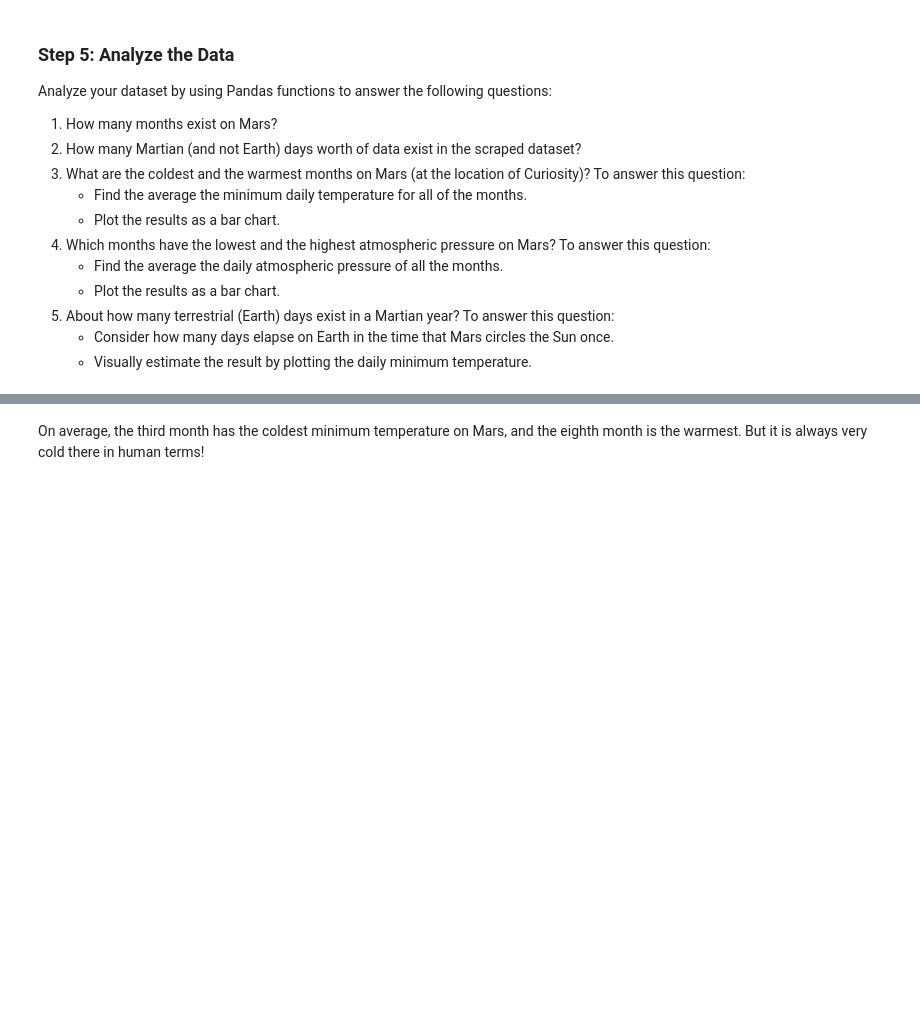
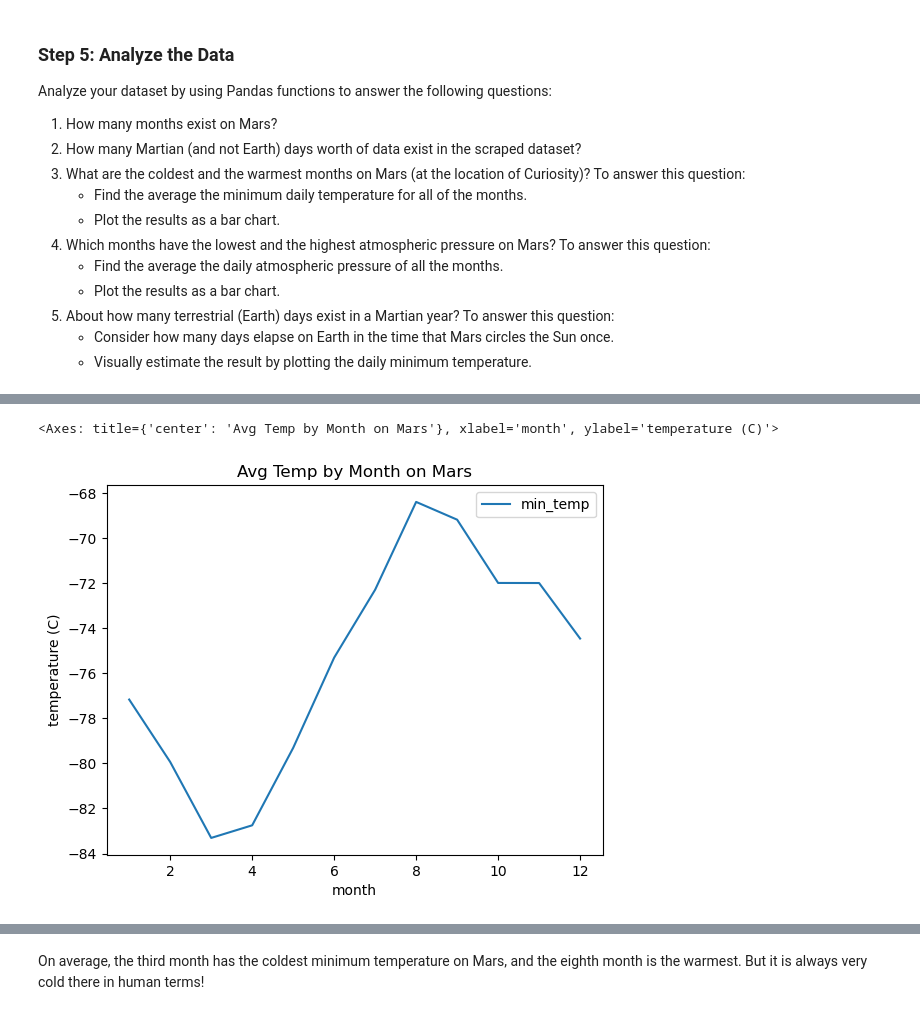
Before and after one commit to csaving/web-scraping-challenge, a Jupyter notebook: part_2_mars_weather.ipynb, the cells around one changed output, grey strips where cells are left out. Drawn from its saved outputs; the diff is of its cells as text; code cells hidden in the pictures; blank space fills up the shorter version.

```diff
--- a/part_2_mars_weather.ipynb
+++ b/part_2_mars_weather.ipynb
@@ -131,2 +153,5 @@ Analyze your dataset by using Pandas functions to answer the following questions
 # %%
 # 3. What is the average low temperature by month?
+mean_df = df.groupby(['month']).mean()
+min_temp_mean = pd.DataFrame(mean_df['min_temp'])
+min_temp_mean
@@ -133,2 +173,6 @@ Analyze your dataset by using Pandas functions to answer the following questions
 # %%
 # Plot the average temperature by month
+min_temp_mean.plot(ylabel='temperature (C)', title='Avg Temp by Month on Mars')
+# %% [output]
+<Axes: title={'center': 'Avg Temp by Month on Mars'}, xlabel='month', ylabel='temperature (C)'>
+[figure, added]
```
Also changed, not shown: parts of 6 cells of this notebook.
